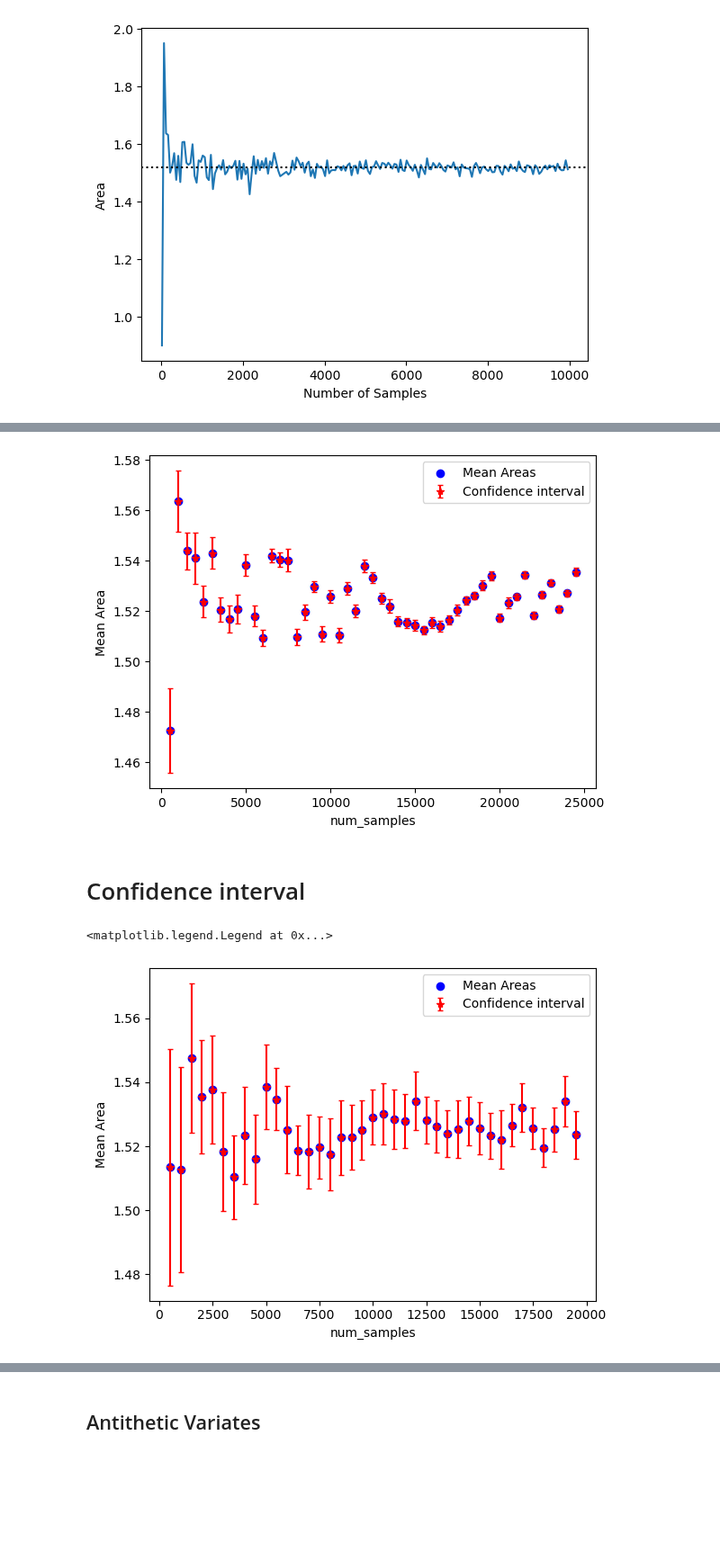
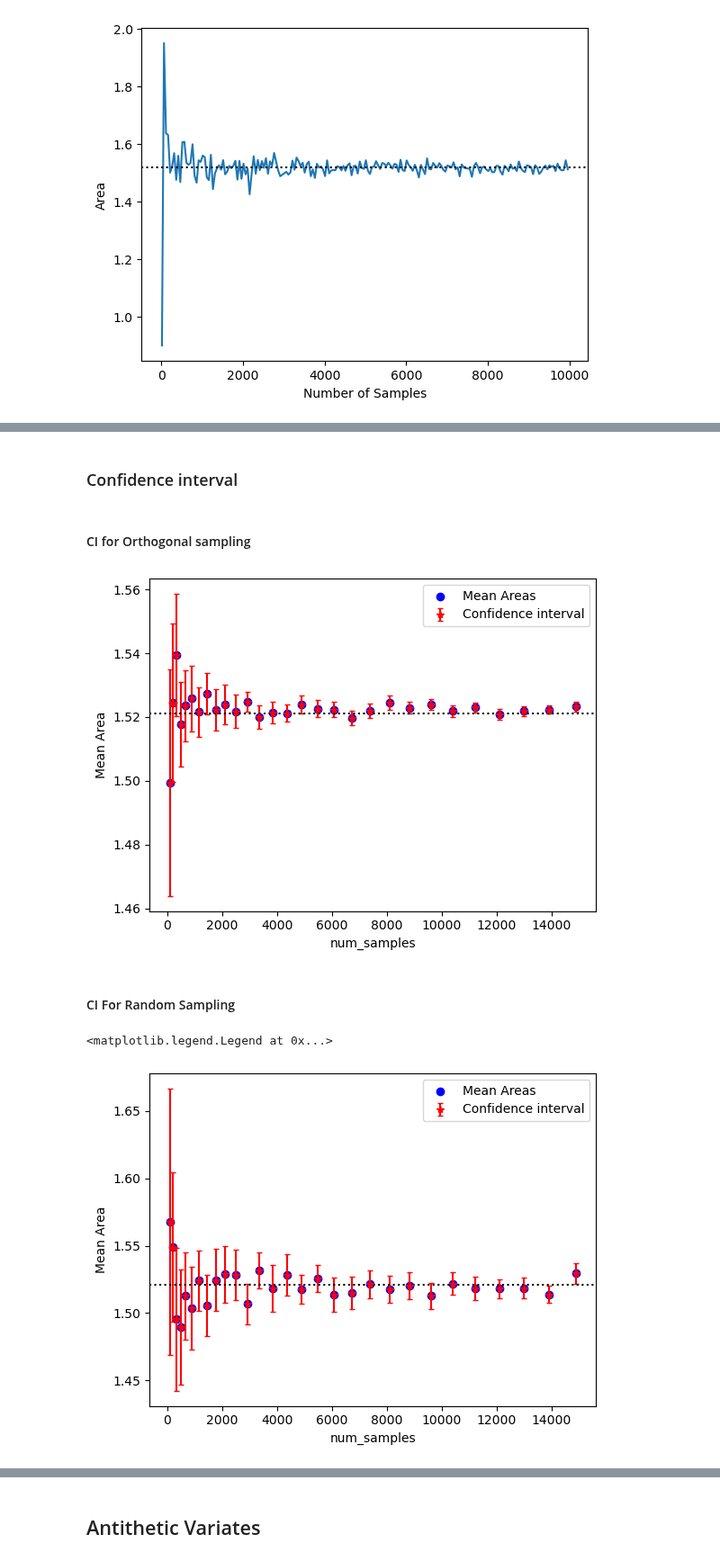
Before and after one commit to KeniaLS/Stoc_Sim_Assignment1, a Jupyter notebook: SS_Kenia_Divya_Assignment1.ipynb, the cells around one changed output, grey strips where cells are left out. Shown at 90% size. Cells and saved outputs as stored; diff of their text form; code cells hidden in the pictures; blank space fills up the shorter version.

Commit message:
Functions created till Antithetic

```diff
--- a/SS_Kenia_Divya_Assignment1.ipynb
+++ b/SS_Kenia_Divya_Assignment1.ipynb
@@ -428,28 +474,15 @@ Text(0.5, 0, 'Number of Samples')
+# %% [markdown]
+### Confidence interval
 # %%
 def confidence_interval(max_samples, num_iterations, type_sampling):
-    num_samples = range(500, max_samples, 500)     ## range of values for changing the No. of iterations
+    num_samples = range(500, max_samples, 500)            ## range of values for changing the No. of iterations
+    num_samples = [x**2 for x in range(10, int(round(np.sqrt(16000))), 4)]
     mean_ev = []
     ci_ev = []
     for samples in num_samples:
         temp_eval = []
         for _ in range(50):
-            if type_sampling == 'Random':
-                x_point = uniform.rvs(-2, 3, size=samples)
-                y_point = uniform.rvs(-1.5, 3, size=samples)
-            elif type_sampling == 'LHC':
-                pass
-            elif type_sampling == 'Orthogonal':
-                points = orthogonal_sampling(int(round(np.sqrt(samples))))
-                #x_point, y_point = points[0], points[1]
-            elif type_sampling == "Antithetic":
-                pass
-            num_points_mandel = 0
-            for x,y in zip(x_point, y_point):
-                c = complex(x, y)
-                in_mandelbrot, _ = mandelbrot(c, num_iterations)  # The second element in the tuple is the number of iterations, which we don't need here
-                if in_mandelbrot == True:
-                    num_points_mandel += 1
-            area = num_points_mandel * 16 / samples
+            area = calculate_area(samples, num_iterations, type_sampling)
             temp_eval.append(area)
         sd_sample = np.std(np.array(temp_eval))
         ci_sample = 1.96 * sd_sample / np.sqrt(50)
@@ -457,4 +490,6 @@ def confidence_interval(max_samples, num_iterations, type_sampling):
         ci_ev.append(ci_sample)
         mean_ev.append(mean_sample)
     return ci_ev, mean_ev, num_samples
+# %% [markdown]
+#### CI for Orthogonal sampling
 # %%
@@ -462,11 +497,10 @@ ci_ortho, mean_ortho, samp_ortho = confidence_interval(25000, 200, 'Orthogonal')
 # %%
 plt.scatter(samp_ortho, mean_ortho, label='Mean Areas', color='blue')
 plt.errorbar(samp_ortho, mean_ortho, yerr=ci_ortho, fmt='*', color='red', capsize=2, label='Confidence interval')
+plt.axhline(y = 1.521, color = 'k', linestyle = ':')
 plt.xlabel('num_samples')
 plt.ylabel('Mean Area')
 plt.legend()
-plt.savefig("CI_ortho.svg")
+plt.show()
 # %% [output]
-[figure, old version]
+[figure, new version]
-# %% [markdown]
-# Confidence interval
@@ -495,9 +507,14 @@ for samples in num_samples:
+# %% [markdown]
+#### CI For Random Sampling
+# %%
+ci_random, mean_random, samp_random = confidence_interval(16000, 300, 'Random')
 # %%
-plt.scatter(num_samples, mean_ev, label='Mean Areas', color='blue')
-plt.errorbar(num_samples, mean_ev, yerr=ci_ev, fmt='*', color='red', capsize=2, label='Confidence interval')
+plt.scatter(samp_random, mean_random, label='Mean Areas', color='blue')
+plt.errorbar(samp_random, mean_random, yerr=ci_random, fmt='*', color='red', capsize=2, label='Confidence interval')
+plt.axhline(y = 1.521, color = 'k', linestyle = ':')
 plt.xlabel('num_samples')
 plt.ylabel('Mean Area')
 plt.legend()
 # %% [output]
 <matplotlib.legend.Legend at 0x...>
-[figure, old version]
+[figure, new version]
```
Also changed, not shown: parts of 36 cells of this notebook, 1 other file.
